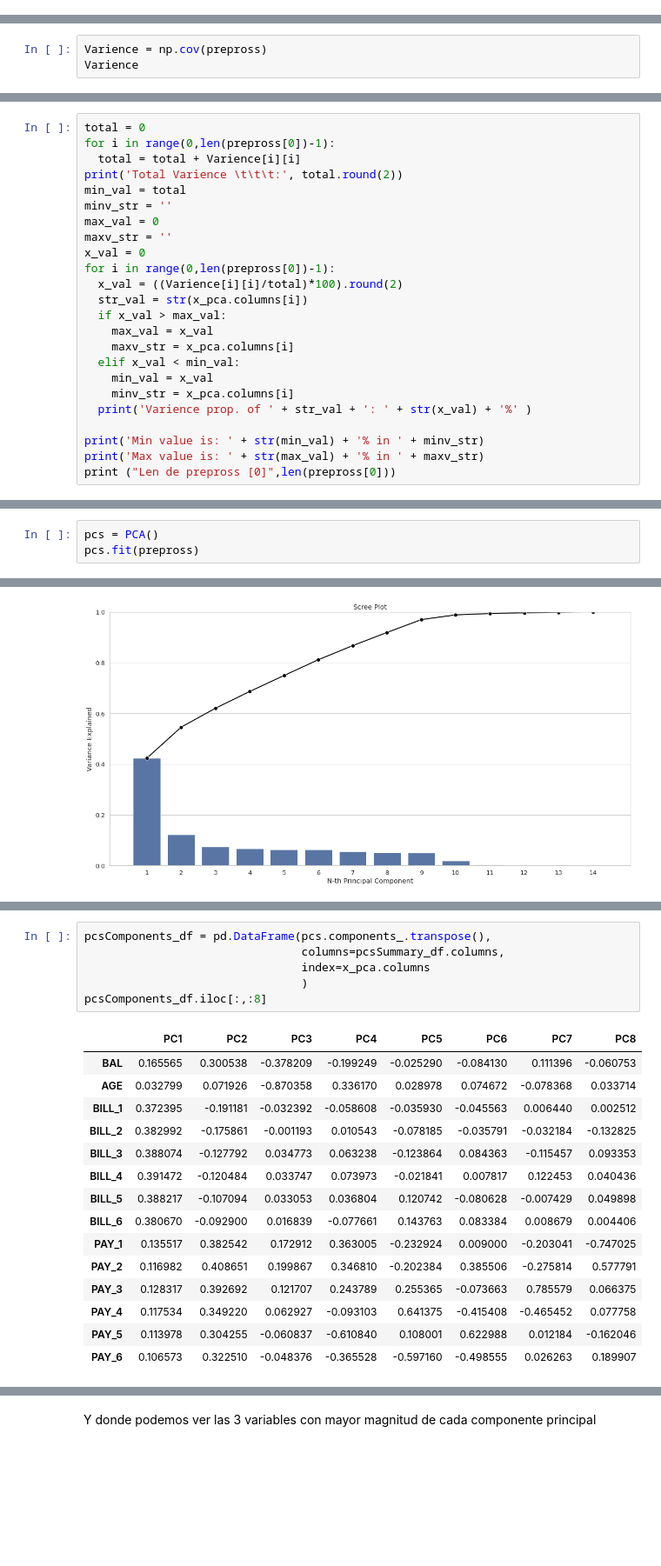
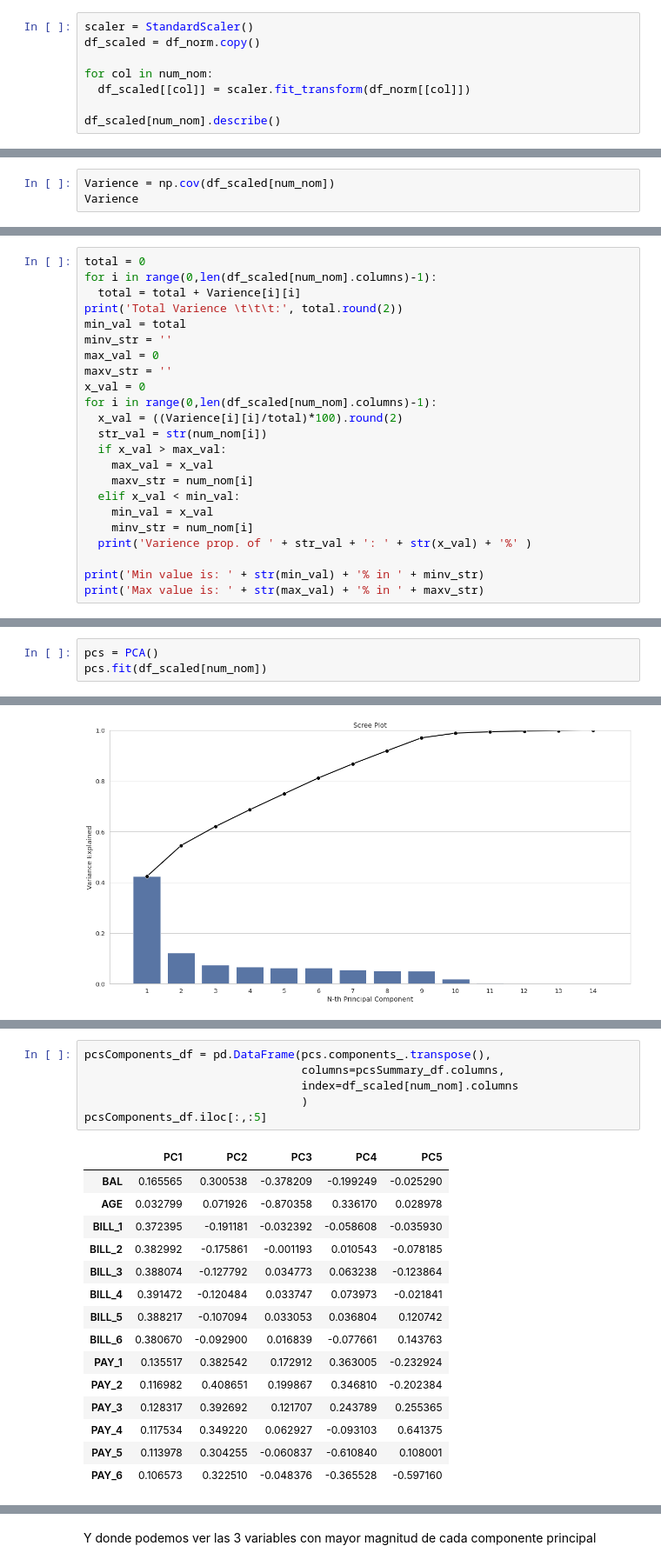
Before and after one commit to PosgradoMNA/actividades-de-aprendizaje-gerardoaaron_castanedajaramillo, a Jupyter notebook: Actividad Semanal -- 6.ipynb, the cells around one changed output, grey strips where cells are left out. Shown at 87% size. Cells and saved outputs as stored; diff of their text form; blank space fills up the shorter version.

```diff
--- a/Actividad Semanal -- 6.ipynb
+++ b/Actividad Semanal -- 6.ipynb
@@ -355,0 +224,8 @@ Index(['BAL', 'AGE', 'BILL_1', 'BILL_2', 'BILL_3', 'BILL_4', 'BILL_5',
+# %%
+scaler = StandardScaler()
+df_scaled = df_norm.copy()
+
+for col in num_nom:
+  df_scaled[[col]] = scaler.fit_transform(df_norm[[col]])
+
+df_scaled[num_nom].describe()
@@ -387,5 +254,5 @@ Seguido evaluamos la proporción de la variancia de cada variable:
 # %%
-Varience = np.cov(prepross)
+Varience = np.cov(df_scaled[num_nom])
 Varience
 # %% [output]
 array([[ 0.09855445,  0.05873296,  0.02405292, ...,  0.05482134,
@@ -404,6 +275,6 @@ array([[ 0.09855445,  0.05873296,  0.02405292, ...,  0.05482134,
 # %%
 total = 0
-for i in range(0,len(prepross[0])-1):
+for i in range(0,len(df_scaled[num_nom].columns)-1):
   total = total + Varience[i][i]
 print('Total Varience \t\t\t:', total.round(2))
 min_val = total
@@ -411,20 +282,19 @@ minv_str = ''
 max_val = 0
 maxv_str = ''
 x_val = 0
-for i in range(0,len(prepross[0])-1):
+for i in range(0,len(df_scaled[num_nom].columns)-1):
   x_val = ((Varience[i][i]/total)*100).round(2)
-  str_val = str(x_pca.columns[i])
+  str_val = str(num_nom[i])
   if x_val > max_val:
     max_val = x_val
-    maxv_str = x_pca.columns[i]
+    maxv_str = num_nom[i]
   elif x_val < min_val:
     min_val = x_val
-    minv_str = x_pca.columns[i]
+    minv_str = num_nom[i]
   print('Varience prop. of ' + str_val + ': ' + str(x_val) + '%' )
 
 print('Min value is: ' + str(min_val) + '% in ' + minv_str)
 print('Max value is: ' + str(max_val) + '% in ' + maxv_str)
-print ("Len de prepross [0]",len(prepross[0]))
 # %% [output]
 Total Varience                  : 11.14
 Varience prop. of BAL: 0.88%
@@ -449,7 +318,7 @@ Donde podemos ver que, de las variables, la de mayor importancia es BILL_5 con u
 Y ahora utilizamos el método de PCA
 # %%
 pcs = PCA()
-pcs.fit(prepross)
+pcs.fit(df_scaled[num_nom])
 # %% [output]
 PCA()
 # %% [markdown]
@@ -527,23 +387,23 @@ Comenzamos usando el método de .transpose() para acomodar los componentes princ
 # %%
 pcsComponents_df = pd.DataFrame(pcs.components_.transpose(),
                                 columns=pcsSummary_df.columns,
-                                index=x_pca.columns
+                                index=df_scaled[num_nom].columns
                                 )
-pcsComponents_df.iloc[:,:8]
+pcsComponents_df.iloc[:,:5]
 # %% [output]
-|  | PC1 | PC2 | PC3 | PC4 | PC5 | PC6 | PC7 | PC8 |
-| BAL | 0.165565 | 0.300538 | -0.378209 | -0.199249 | -0.025290 | -0.084130 | 0.111396 | -0.060753 |
-| AGE | 0.032799 | 0.071926 | -0.870358 | 0.336170 | 0.028978 | 0.074672 | -0.078368 | 0.033714 |
-| BILL_1 | 0.372395 | -0.191181 | -0.032392 | -0.058608 | -0.035930 | -0.045563 | 0.006440 | 0.002512 |
-| BILL_2 | 0.382992 | -0.175861 | -0.001193 | 0.010543 | -0.078185 | -0.035791 | -0.032184 | -0.132825 |
-| BILL_3 | 0.388074 | -0.127792 | 0.034773 | 0.063238 | -0.123864 | 0.084363 | -0.115457 | 0.093353 |
-| BILL_4 | 0.391472 | -0.120484 | 0.033747 | 0.073973 | -0.021841 | 0.007817 | 0.122453 | 0.040436 |
-| BILL_5 | 0.388217 | -0.107094 | 0.033053 | 0.036804 | 0.120742 | -0.080628 | -0.007429 | 0.049898 |
-| BILL_6 | 0.380670 | -0.092900 | 0.016839 | -0.077661 | 0.143763 | 0.083384 | 0.008679 | 0.004406 |
-| PAY_1 | 0.135517 | 0.382542 | 0.172912 | 0.363005 | -0.232924 | 0.009000 | -0.203041 | -0.747025 |
-| PAY_2 | 0.116982 | 0.408651 | 0.199867 | 0.346810 | -0.202384 | 0.385506 | -0.275814 | 0.577791 |
-| PAY_3 | 0.128317 | 0.392692 | 0.121707 | 0.243789 | 0.255365 | -0.073663 | 0.785579 | 0.066375 |
-| PAY_4 | 0.117534 | 0.349220 | 0.062927 | -0.093103 | 0.641375 | -0.415408 | -0.465452 | 0.077758 |
-| PAY_5 | 0.113978 | 0.304255 | -0.060837 | -0.610840 | 0.108001 | 0.622988 | 0.012184 | -0.162046 |
-| PAY_6 | 0.106573 | 0.322510 | -0.048376 | -0.365528 | -0.597160 | -0.498555 | 0.026263 | 0.189907 |
+|  | PC1 | PC2 | PC3 | PC4 | PC5 |
+| BAL | 0.165565 | 0.300538 | -0.378209 | -0.199249 | -0.025290 |
+| AGE | 0.032799 | 0.071926 | -0.870358 | 0.336170 | 0.028978 |
+| BILL_1 | 0.372395 | -0.191181 | -0.032392 | -0.058608 | -0.035930 |
+| BILL_2 | 0.382992 | -0.175861 | -0.001193 | 0.010543 | -0.078185 |
+| BILL_3 | 0.388074 | -0.127792 | 0.034773 | 0.063238 | -0.123864 |
+| BILL_4 | 0.391472 | -0.120484 | 0.033747 | 0.073973 | -0.021841 |
+| BILL_5 | 0.388217 | -0.107094 | 0.033053 | 0.036804 | 0.120742 |
+| BILL_6 | 0.380670 | -0.092900 | 0.016839 | -0.077661 | 0.143763 |
+| PAY_1 | 0.135517 | 0.382542 | 0.172912 | 0.363005 | -0.232924 |
+| PAY_2 | 0.116982 | 0.408651 | 0.199867 | 0.346810 | -0.202384 |
+| PAY_3 | 0.128317 | 0.392692 | 0.121707 | 0.243789 | 0.255365 |
+| PAY_4 | 0.117534 | 0.349220 | 0.062927 | -0.093103 | 0.641375 |
+| PAY_5 | 0.113978 | 0.304255 | -0.060837 | -0.610840 | 0.108001 |
+| PAY_6 | 0.106573 | 0.322510 | -0.048376 | -0.365528 | -0.597160 |
 # %% [markdown]
```
Also changed, not shown: parts of 53 cells of this notebook.
